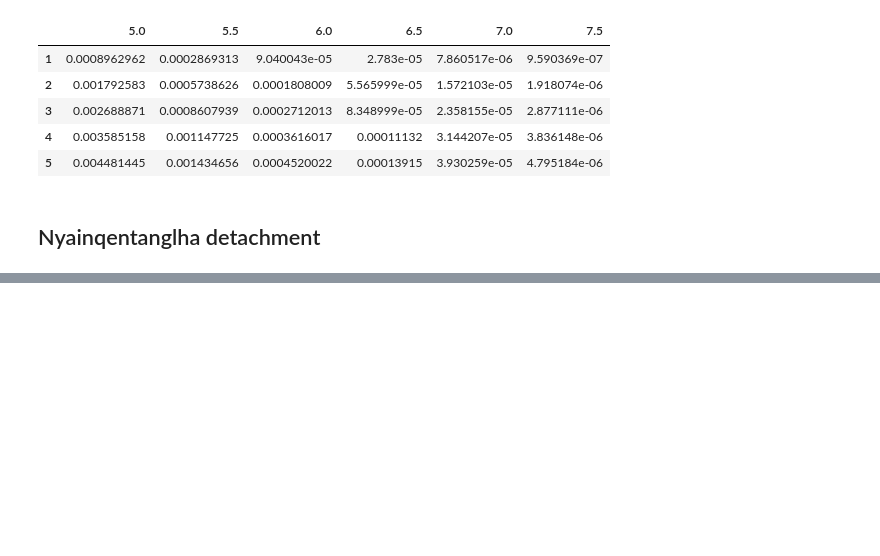
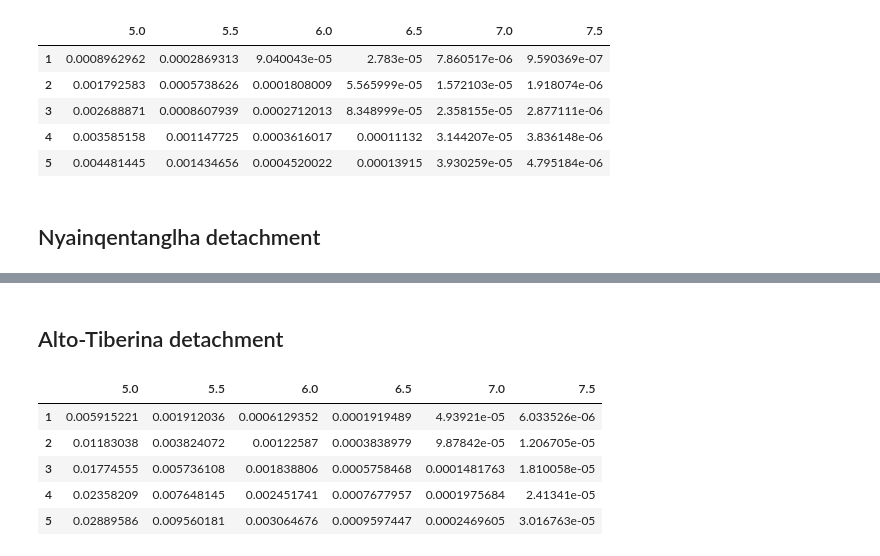
Before and after one commit to cossatot/lanf_earthquake_likelihood, a Jupyter notebook: notebooks/LANF_prob_tables.ipynb, the cells around one changed output, grey strips where cells are left out. Cells and saved outputs as stored; diff of their text form; code cells hidden in the pictures; blank space fills up the shorter version.

```diff
--- a/notebooks/LANF_prob_tables.ipynb
+++ b/notebooks/LANF_prob_tables.ipynb
@@ -229,2 +241,15 @@ nqtl_probs.head()
 # %%
 nqtl_probs.to_csv('../results/nqtl_table.csv')
+# %% [markdown]
+## Alto-Tiberina detachment
+# %%
+at_probs = get_probs('alto_tiberina')
+# %%
+at_probs.head()
+# %% [output]
+|  | 5.0 | 5.5 | 6.0 | 6.5 | 7.0 | 7.5 |
+| 1 | 0.005915221 | 0.001912036 | 0.0006129352 | 0.0001919489 | 4.93921e-05 | 6.033526e-06 |
+| 2 | 0.01183038 | 0.003824072 | 0.00122587 | 0.0003838979 | 9.87842e-05 | 1.206705e-05 |
+| 3 | 0.01774555 | 0.005736108 | 0.001838806 | 0.0005758468 | 0.0001481763 | 1.810058e-05 |
+| 4 | 0.02358209 | 0.007648145 | 0.002451741 | 0.0007677957 | 0.0001975684 | 2.41341e-05 |
+| 5 | 0.02889586 | 0.009560181 | 0.003064676 | 0.0009597447 | 0.0002469605 | 3.016763e-05 |
```
Also changed, not shown: parts of 4 cells of this notebook, 3 other files.
